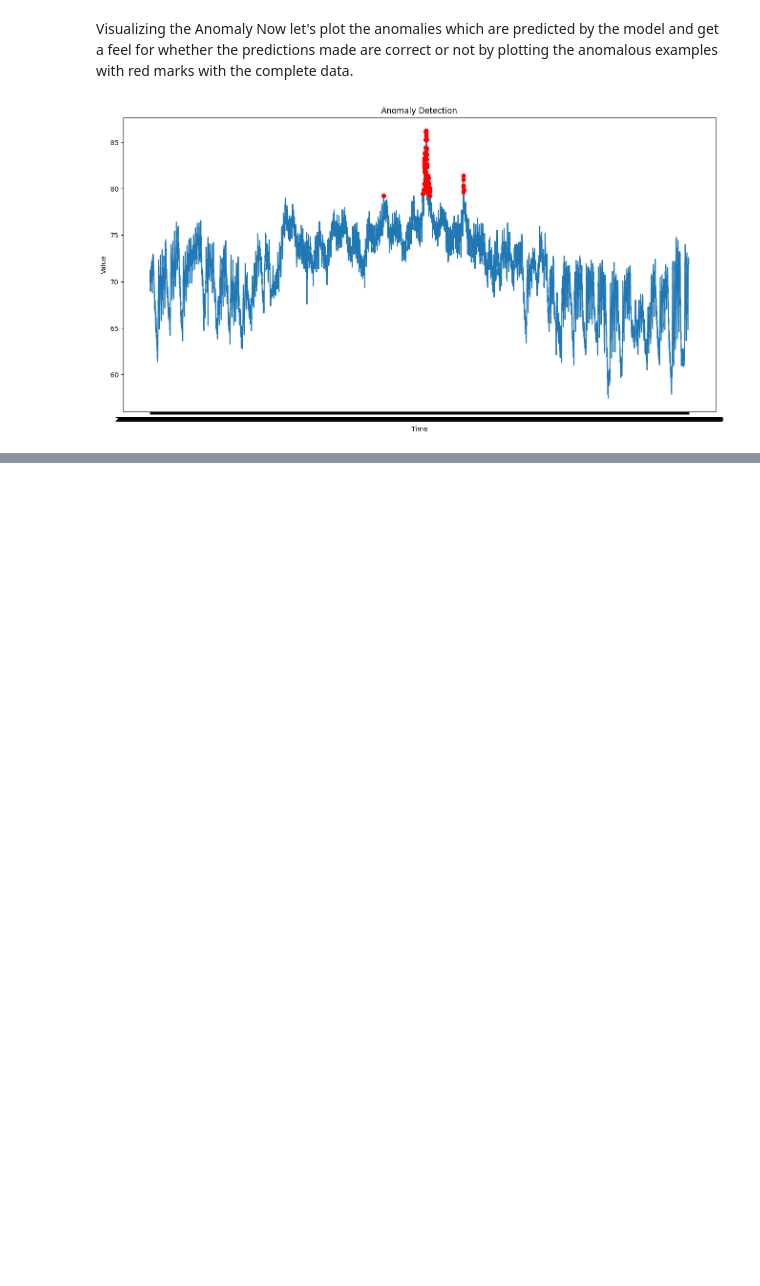
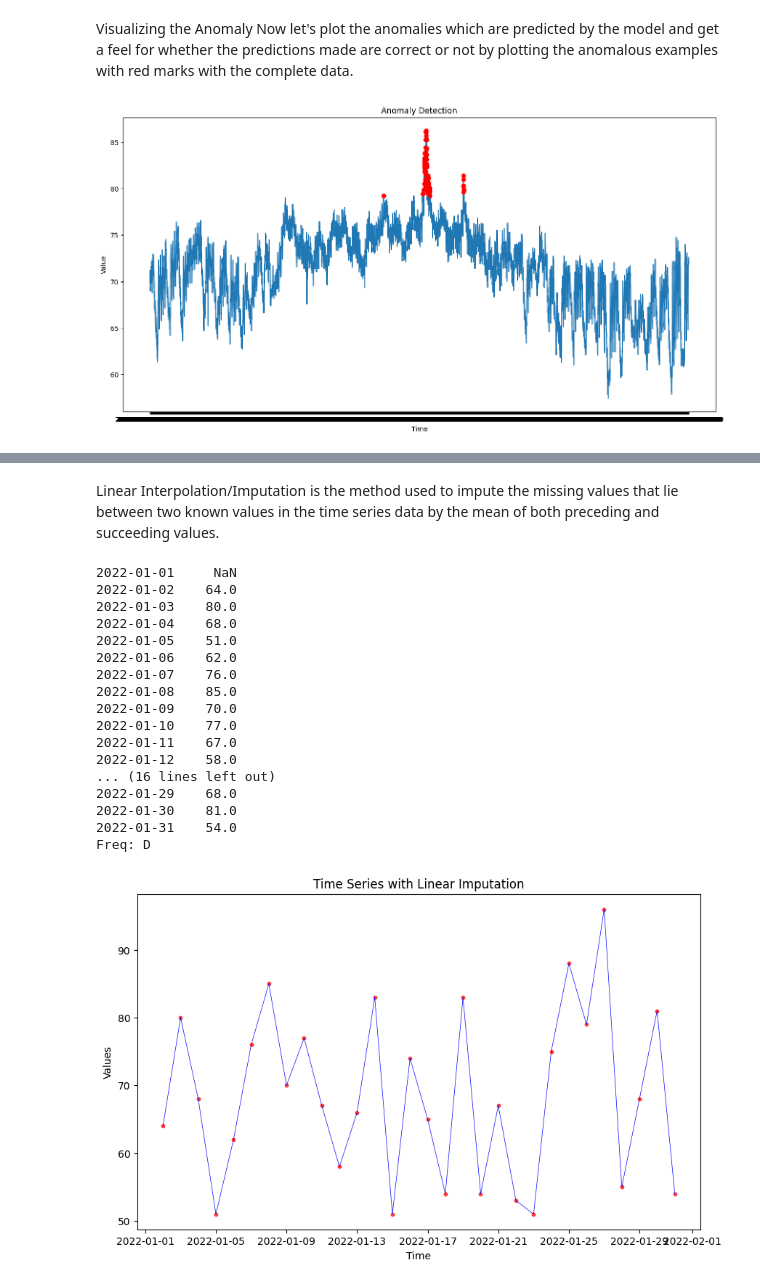
Before and after one commit to ketanp23/scsd-ddm-class, a Jupyter notebook: TimeSeries_PreprocessingData.ipynb, the cells around one changed output, grey strips where cells are left out. Drawn from its saved outputs; the diff is of its cells as text; code cells hidden in the pictures; blank space fills up the shorter version.

```diff
--- a/TimeSeries_PreprocessingData.ipynb
+++ b/TimeSeries_PreprocessingData.ipynb
@@ -616,0 +636,9 @@ plt.show()
+# %%
+# Generate sample time series data with missing values
+np.random.seed(789)
+dates = pd.date_range(start="2022-01-01", end="2022-01-31", freq="D")
+values = np.random.choice(list(range(50, 101)) + [np.nan], size=len(dates), replace=True)
+time_series_data = pd.Series(values, index=dates)
+
+
+print(time_series_data.to_string())
@@ -616,0 +669,51 @@ plt.show()
+# %% [markdown]
+Linear Interpolation/Imputation is the method used to impute the missing values that lie between two known values in the time series data by the mean of both preceding and succeeding values.
+# %%
+# Assuming time_series_data is already defined as a pandas Series with a datetime index and contains missing values.
+
+# Mean imputation using linear interpolation
+linear_imputations = time_series_data.interpolate(method='time')
+print(linear_imputations.to_string())
+
+# Prepare data for plotting
+df_plot = pd.DataFrame({
+    'time': linear_imputations.index,
+    'values': linear_imputations.values
+})
+
+# Create the plot
+fig, ax = plt.subplots(figsize=(10, 6))
+
+# Plot line
+ax.plot(df_plot['time'], df_plot['values'], color='blue', linewidth=0.5)
+
+# Plot points
+ax.scatter(df_plot['time'], df_plot['values'], color='red', s=10, alpha=0.7)
+
+# Set title and labels
+ax.set_title("Time Series with Linear Imputation")
+ax.set_xlabel("Time")
+ax.set_ylabel("Values")
+
+
+
+plt.show()
+# %% [output]
+2022-01-01     NaN
+2022-01-02    64.0
+2022-01-03    80.0
+2022-01-04    68.0
+2022-01-05    51.0
+2022-01-06    62.0
+2022-01-07    76.0
+2022-01-08    85.0
+2022-01-09    70.0
+2022-01-10    77.0
+2022-01-11    67.0
+2022-01-12    58.0
+... (16 lines left out)
+2022-01-29    68.0
+2022-01-30    81.0
+2022-01-31    54.0
+Freq: D
+[figure, added]
```
Also changed, not shown: parts of 5 cells of this notebook.
